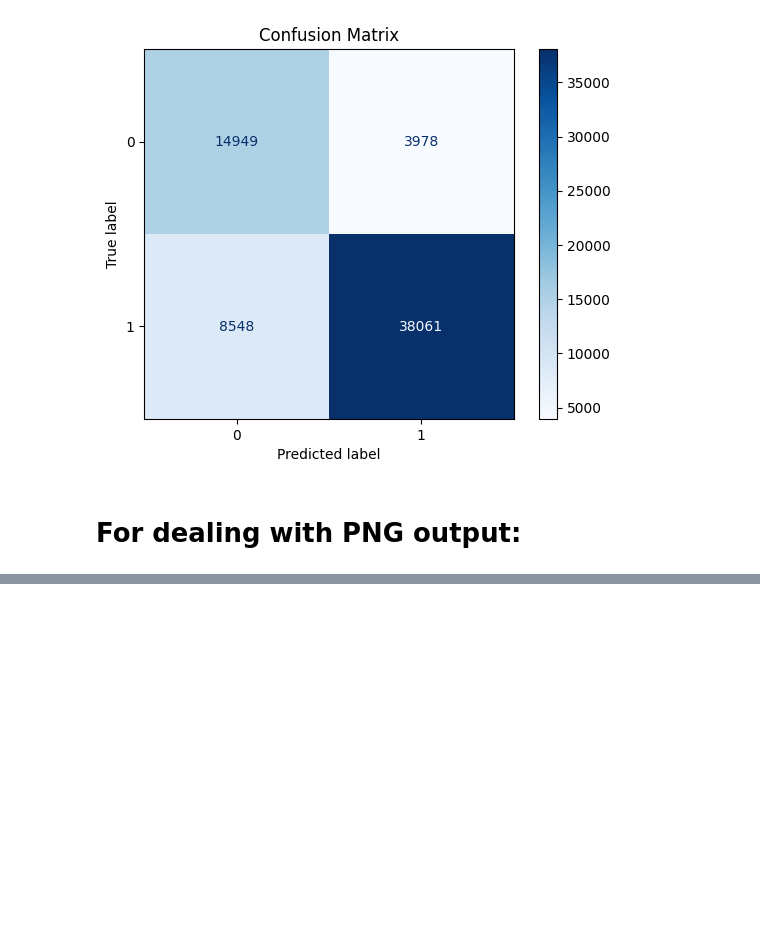
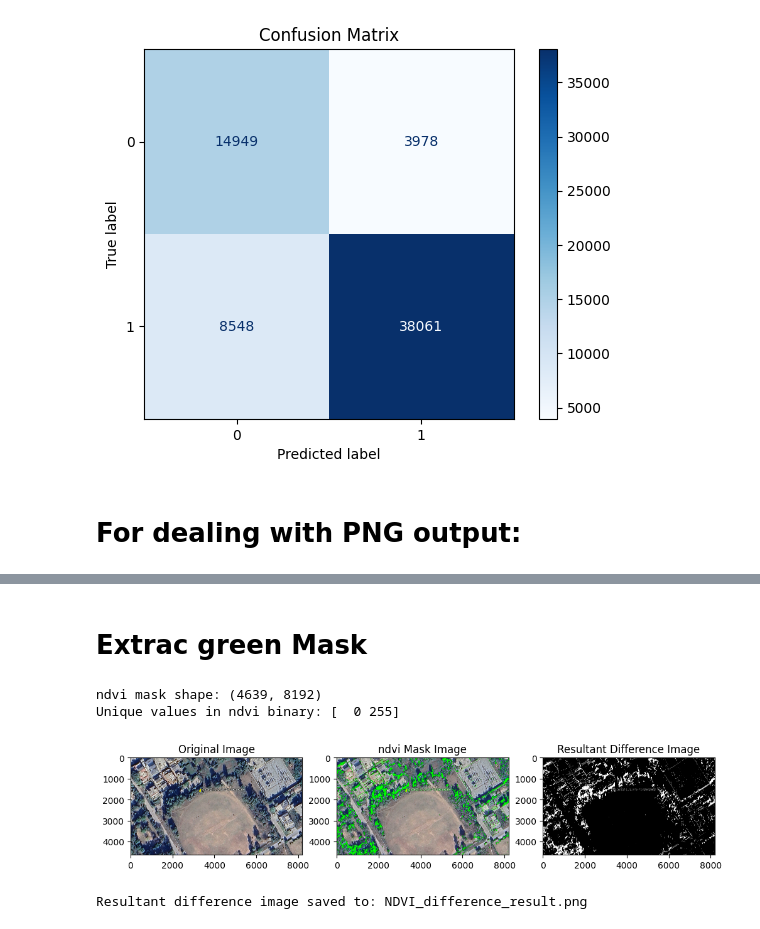
Before and after one commit to Faareh-Ahmed/Segment-Green-Spaces, a Jupyter notebook: Evaluation_Metrics.ipynb, the cells around one changed output, grey strips where cells are left out. Cells and saved outputs as stored; diff of their text form; code cells hidden in the pictures; blank space fills up the shorter version.

Commit message:
Model Evaluation using SAM and green Segmentation

```diff
--- a/Evaluation_Metrics.ipynb
+++ b/Evaluation_Metrics.ipynb
@@ -278,0 +453,72 @@ Pixel Accuracy: 0.9050
+# %% [markdown]
+# Extrac green Mask
+# %%
+import numpy as np
+from PIL import Image
+import matplotlib.pyplot as plt
+
+# Load images
+original_image_path = '/content/sample_data/isl_1.jpg'  # Path to raw image
+ndvi_mask_image_path = '/content/colorized_green_regions.png'  # Path to SAM mask image
+
+# Load the images using PIL
+original_image = Image.open(original_image_path).convert("RGB")  # Convert to RGB
+ndvi_mask_image = Image.open(ndvi_mask_image_path).convert("RGB")  # Convert to RGB
+
+# Convert to numpy arrays for processing
+original_image_array = np.array(original_image)
+ndvi_mask_image_array = np.array(ndvi_mask_image)
+
+# Convert both images to grayscale (single channel)
+original_gray = original_image.convert("L")  # Convert to grayscale
+ndvi_mask_gray = ndvi_mask_image.convert("L")  # Convert to grayscale
+
+# Convert grayscale images to numpy arrays
+original_gray_array = np.array(original_gray)
+ndvi_mask_gray_array = np.array(ndvi_mask_gray)
+
+# Ensure both images have the ndvie shape (resize if necessary)
+if original_gray_array.shape != ndvi_mask_gray_array.shape:
+    print("Correcting the Shape")
+    ndvi_mask_gray_array = np.array(Image.fromarray(ndvi_mask_gray_array).resize((original_gray_array.shape[1], original_gray_array.shape[0]), Image.NEAREST))
+
+# Compute the absolute difference between the two grayscale images
+difference_image = np.abs(original_gray_array.astype(np.int16) - ndvi_mask_gray_array.astype(np.int16))
+
+# Threshold the difference to emphasize the extracted mask (e.g., a simple threshold of 50)
+threshold = 30
+ndvi_mask_difference = (difference_image > threshold).astype(np.uint8) * 255  # Convert to black and white
+
+print("ndvi mask shape:", ndvi_mask_difference.shape)
+print("Unique values in ndvi binary:", np.unique(ndvi_mask_difference))
+
+# Convert back to an image format
+result_image = Image.fromarray(ndvi_mask_difference)
+
+# Save the resultant image (optional)
+result_image_path = 'NDVI_difference_result.png'
+result_image.save(result_image_path)
+
+# Display the images
+plt.figure(figsize=(12, 6))
+
+plt.subplot(1, 3, 1)
+plt.imshow(original_image)
+plt.title("Original Image")
+
+plt.subplot(1, 3, 2)
+plt.imshow(ndvi_mask_image)
+plt.title("ndvi Mask Image")
+
+plt.subplot(1, 3, 3)
+plt.imshow(ndvi_mask_difference, cmap='gray')
+plt.title("Resultant Difference Image")
+
+plt.show()
+
+print(f"Resultant difference image saved to: {result_image_path}")
+# %% [output]
+ndvi mask shape: (4639, 8192)
+Unique values in ndvi binary: [  0 255]
+[figure, added]
+Resultant difference image saved to: NDVI_difference_result.png
```
Also changed, not shown: parts of 8 cells of this notebook.
